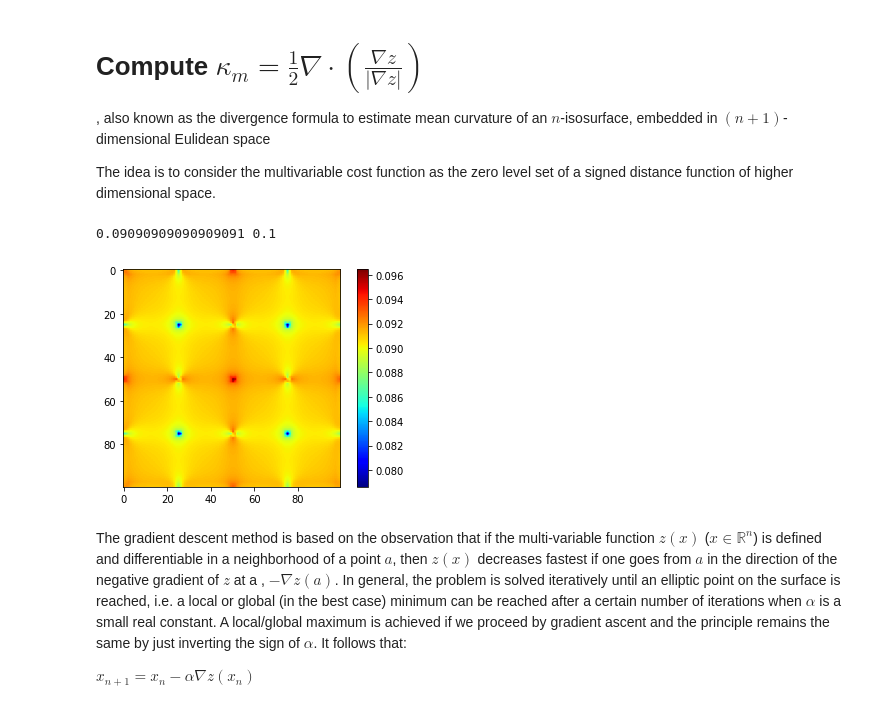
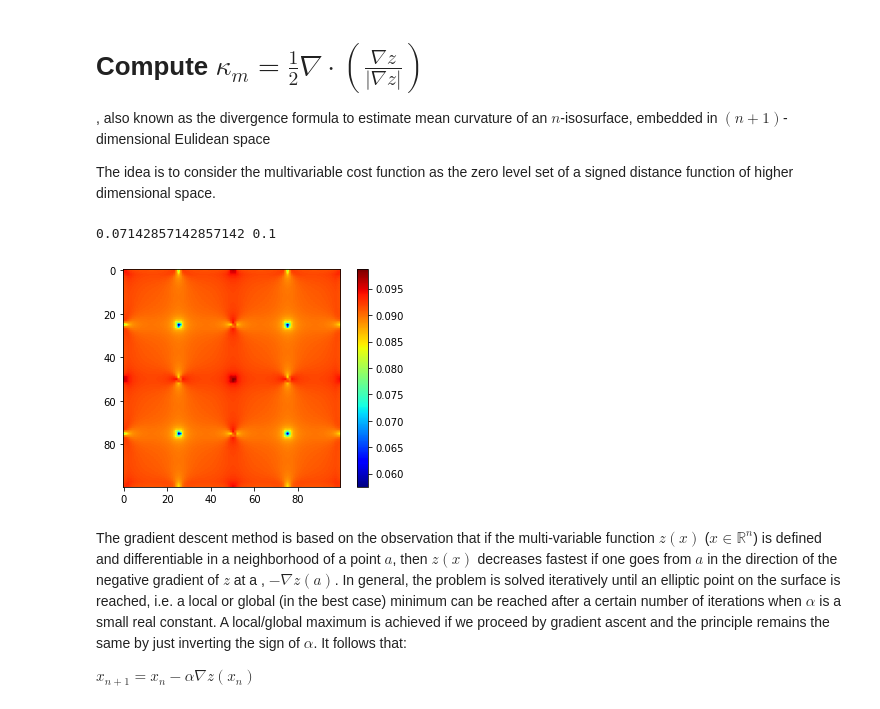
Before and after one commit to k16makki/Medima_tools, a Jupyter notebook: Notebooks/curvature_driven_gradient_descent.ipynb, the cells around one changed output. Saved outputs shown, nothing was run; the diff lists cells and outputs as text; code cells hidden in the pictures.

```diff
--- a/Notebooks/curvature_driven_gradient_descent.ipynb
+++ b/Notebooks/curvature_driven_gradient_descent.ipynb
@@ -155,36 +155,36 @@ def norm_grad_nD(f):
 
 
     return grad_f, np.sqrt(norm_grad)
 
 
 
 def divergence_formula(grad_f, grad_norm_f):
 
     mean_curv = np.zeros(grad_norm_f.shape)
 
     for i, grad_f_i in enumerate(grad_f):
 
         grad_f_ii = np.gradient( np.divide(grad_f_i,grad_norm_f), axis=i )
 
         mean_curv += grad_f_ii
 
-    return 0.5 * mean_curv
+    return mean_curv #0.5 * mean_curv
 
 
 
 grad_f, norm_grad = norm_grad_nD(z)
 mean_curv = divergence_formula(grad_f, norm_grad)
 
 alpha_x = 1/(10+mean_curv**2)
 print(np.min(alpha_x), np.max(alpha_x))
 
 plt.imshow(1/(10+np.exp(mean_curv)), cmap='jet')
 plt.colorbar()
 #plt.clim(0.08,0.099)
 plt.show()
 # %% [output]
-0.09090909090909091 0.1
+0.07142857142857142 0.1
-[figure, old version]
+[figure, new version]
 # %% [markdown]
 The gradient descent method is based on the observation that if the multi-variable function $z(x)$ ($x \in \mathbb{R}^n$) is defined and differentiable in a neighborhood of a point $a$, then $z(x)$ decreases fastest if one goes from $a$ in the direction of the negative gradient of $z$ at a , $- \nabla z(a)$. In general, the problem is solved iteratively until an elliptic point on the surface is reached, i.e. a local or global (in the best case) minimum can be reached after a certain number of iterations when $\alpha$ is a small real constant. A local/global maximum is achieved if we proceed by gradient ascent and the principle remains the same by just inverting the sign of $\alpha$. It follows that:
 
```
Also changed, not shown: parts of 9 cells of this notebook.
